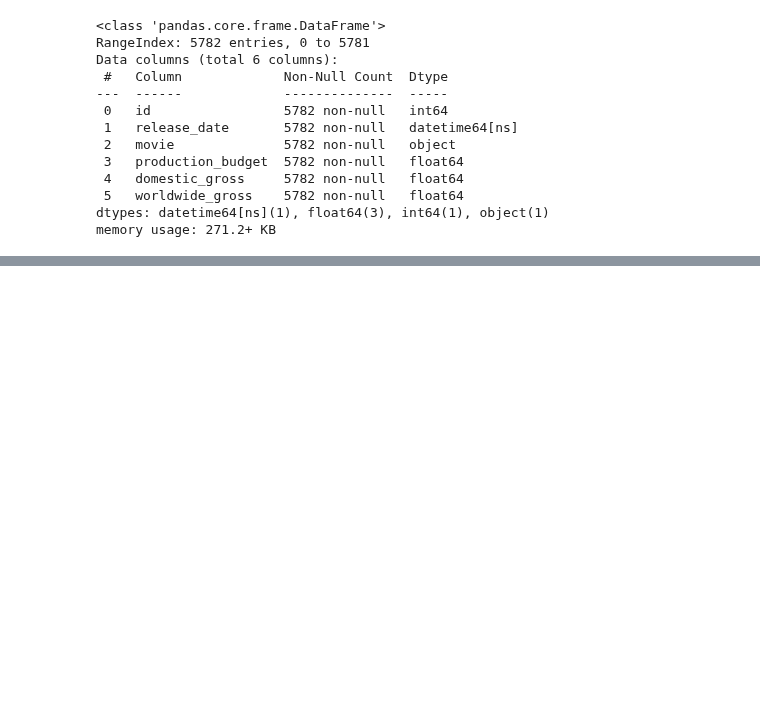
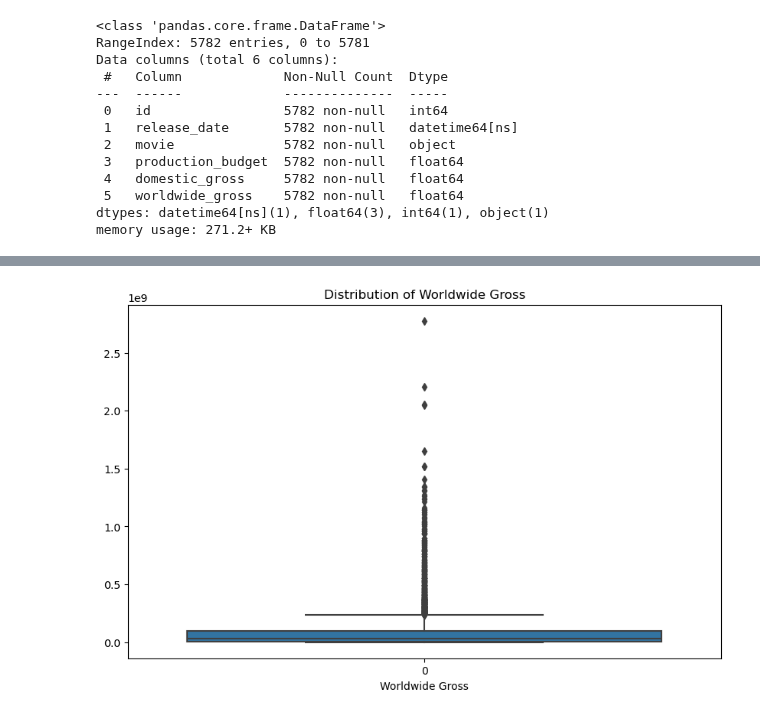
Before and after one commit to mbuvimuia/BoxOfficeInsights-MicrosoftStudio, a Jupyter notebook: student.ipynb, the cells around one changed output, grey strips where cells are left out. Drawn from its saved outputs; the diff is of its cells as text; code cells hidden in the pictures; blank space fills up the shorter version.

```diff
--- a/student.ipynb
+++ b/student.ipynb
@@ -1050,0 +1500,9 @@ the_number.tail()
+# %%
+# Create a boxplot to show the distribution of the worldwide_gross column
+plt.figure(figsize=(10, 6))
+sns.boxplot(the_number['worldwide_gross'])
+plt.title('Distribution of Worldwide Gross')
+plt.xlabel('Worldwide Gross')
+plt.show()
+# %% [output]
+[figure, added]
```
Also changed, not shown: parts of 62 cells of this notebook.
